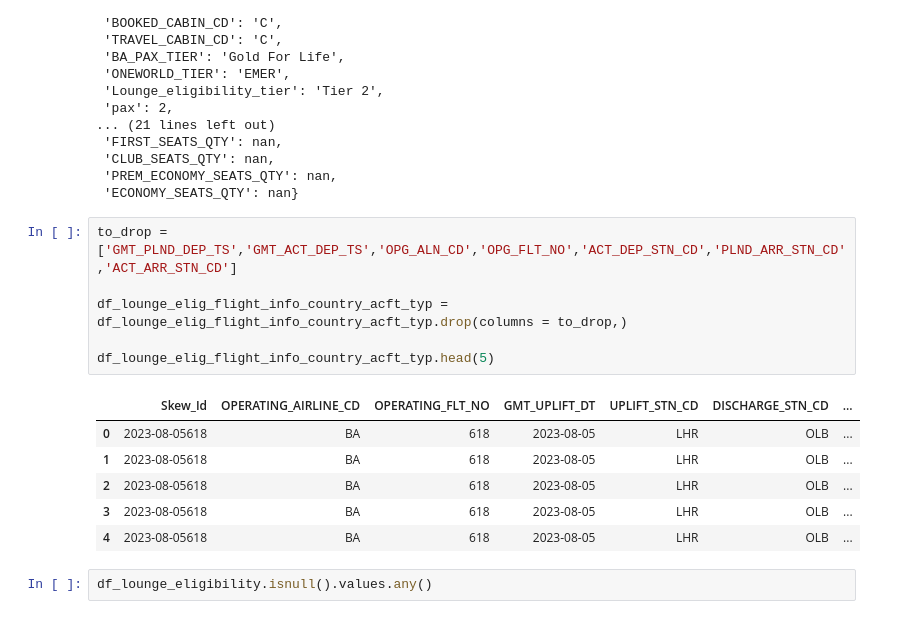
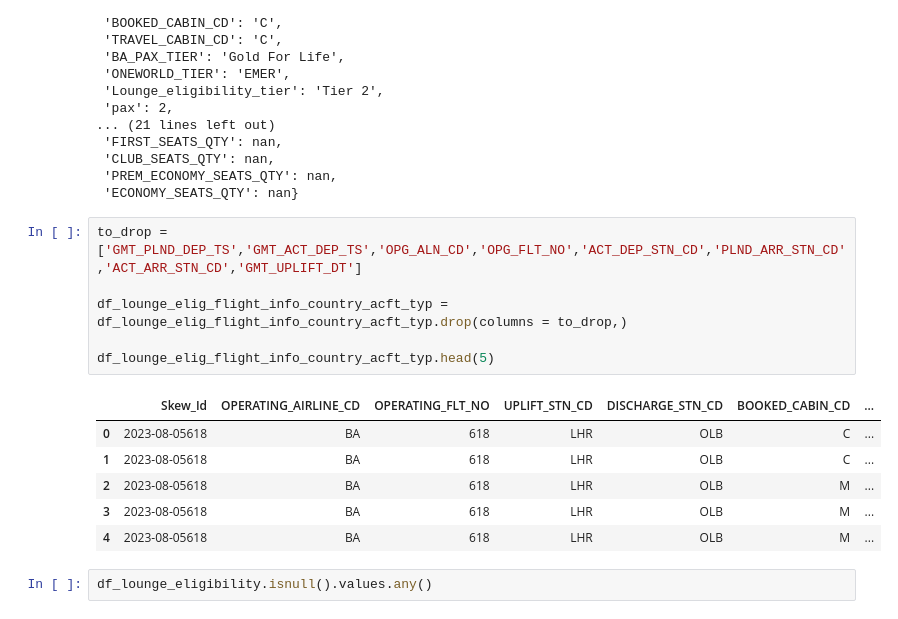
Before and after one commit to IanMaHKG-BA/Hackathon_Team_1, a Jupyter notebook: lounges_gold_standard_Ian.ipynb, the cells around one changed output. Drawn from its saved outputs; the diff is of its cells as text.

```diff
--- a/lounges_gold_standard_Ian.ipynb
+++ b/lounges_gold_standard_Ian.ipynb
@@ -515,18 +515,18 @@ headers_and_first_row(df_lounge_elig_flight_info_country_acft_typ)
  'PREM_ECONOMY_SEATS_QTY': nan,
  'ECONOMY_SEATS_QTY': nan}
 # %%
-to_drop = ['GMT_PLND_DEP_TS','GMT_ACT_DEP_TS','OPG_ALN_CD','OPG_FLT_NO','ACT_DEP_STN_CD','PLND_ARR_STN_CD','ACT_ARR_STN_CD']
+to_drop = ['GMT_PLND_DEP_TS','GMT_ACT_DEP_TS','OPG_ALN_CD','OPG_FLT_NO','ACT_DEP_STN_CD','PLND_ARR_STN_CD','ACT_ARR_STN_CD','GMT_UPLIFT_DT']
 
 df_lounge_elig_flight_info_country_acft_typ = df_lounge_elig_flight_info_country_acft_typ.drop(columns = to_drop,)
 
 df_lounge_elig_flight_info_country_acft_typ.head(5)
 # %% [output]
-|  | Skew_Id | OPERATING_AIRLINE_CD | OPERATING_FLT_NO | GMT_UPLIFT_DT | UPLIFT_STN_CD | DISCHARGE_STN_CD | ... |
-| 0 | 2023-08-05618 | BA | 618 | 2023-08-05 | LHR | OLB | ... |
-| 1 | 2023-08-05618 | BA | 618 | 2023-08-05 | LHR | OLB | ... |
-| 2 | 2023-08-05618 | BA | 618 | 2023-08-05 | LHR | OLB | ... |
-| 3 | 2023-08-05618 | BA | 618 | 2023-08-05 | LHR | OLB | ... |
-| 4 | 2023-08-05618 | BA | 618 | 2023-08-05 | LHR | OLB | ... |
+|  | Skew_Id | OPERATING_AIRLINE_CD | OPERATING_FLT_NO | UPLIFT_STN_CD | DISCHARGE_STN_CD | BOOKED_CABIN_CD | ... |
+| 0 | 2023-08-05618 | BA | 618 | LHR | OLB | C | ... |
+| 1 | 2023-08-05618 | BA | 618 | LHR | OLB | C | ... |
+| 2 | 2023-08-05618 | BA | 618 | LHR | OLB | M | ... |
+| 3 | 2023-08-05618 | BA | 618 | LHR | OLB | M | ... |
+| 4 | 2023-08-05618 | BA | 618 | LHR | OLB | M | ... |
 # %%
 df_lounge_eligibility.isnull().values.any()
 # %% [output]
```
Also changed, not shown: parts of 13 cells of this notebook.
